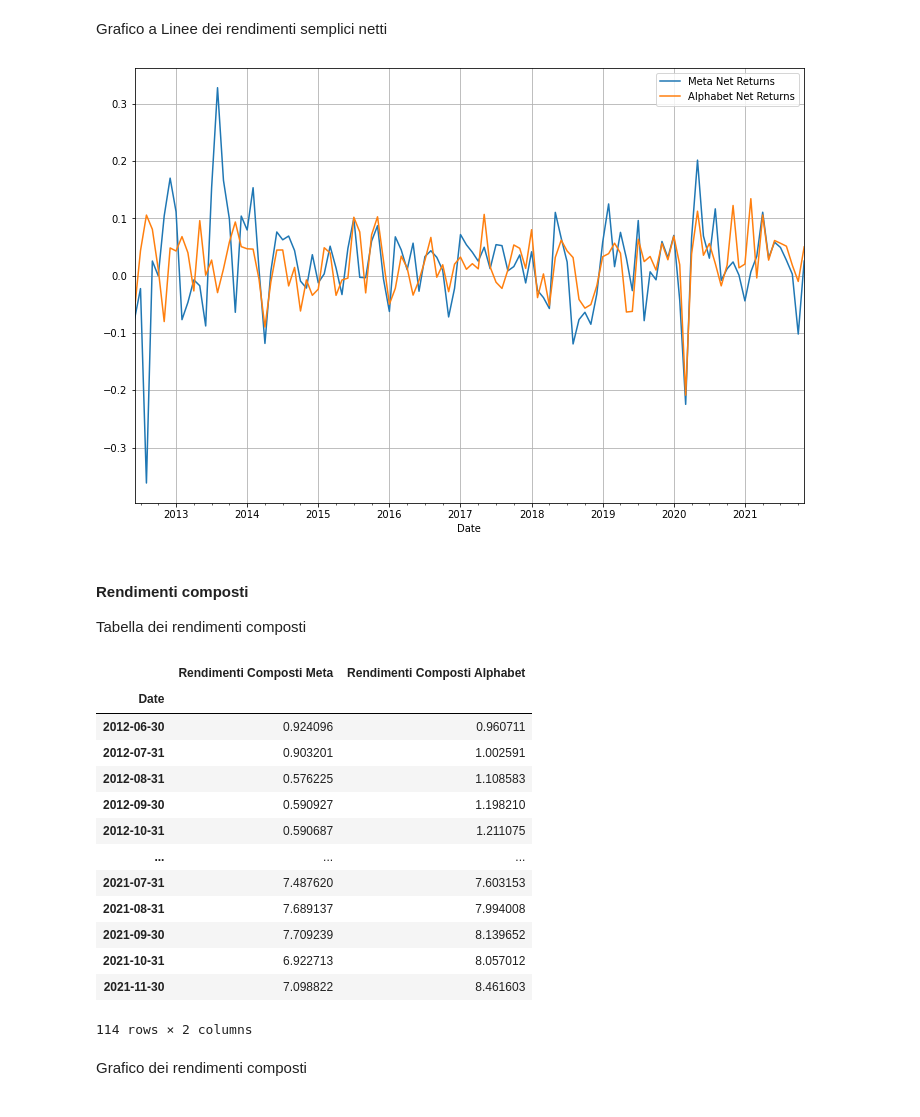
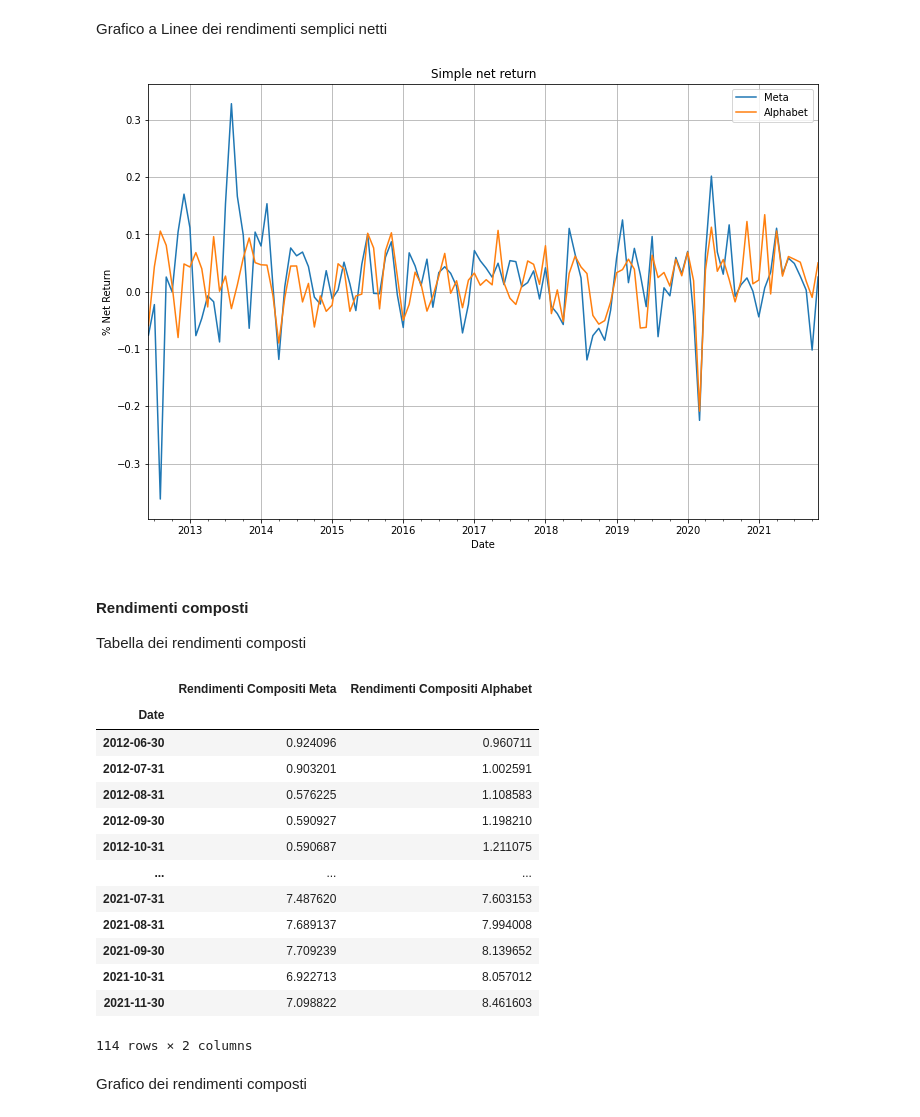
Before and after one commit to tommcamm/BISF-Project, a Jupyter notebook: python/Notebook del progetto.ipynb, the cells around one changed output. Saved outputs shown, nothing was run; the diff lists cells and outputs as text; code cells hidden in the pictures.

```diff
--- a/python/Notebook del progetto.ipynb
+++ b/python/Notebook del progetto.ipynb
@@ -89,28 +135,31 @@ rendimenti_tecno
 Grafico a Linee dei rendimenti semplici netti
 # %%
 # Plot del grafico con rendimenti netti, utiliziamo plt per indicizzare il grafico
-rendimenti_tecno["Rendimenti Netti Meta"].plot(figsize=(12,8), grid=True, label="Meta Net Returns")
-rendimenti_tecno["Rendimenti Netti Alphabet"].plot(figsize=(12,8), grid=True, label="Alphabet Net Returns")
+rendimenti_tecno["Rendimenti Netti Meta"].plot(figsize=(12,8), grid=True, label="Meta")
+rendimenti_tecno["Rendimenti Netti Alphabet"].plot(figsize=(12,8), grid=True, label="Alphabet")
+
 plt.legend(loc="upper right")
+plt.ylabel("% Net Return")
+plt.title("Simple net return")
 plt.show()
 # %% [output]
-[figure, old version]
+[figure, new version]
 # %% [markdown]
 #### Rendimenti composti
 Tabella dei rendimenti composti
 # %%
 # Rendimenti composti per Meta (FB)
 cumul_daily_return_fb = (1 + rendimenti_netti_fb).cumprod()
-rendimenti_tecno["Rendimenti Composti Meta"] = cumul_daily_return_fb
+rendimenti_tecno["Rendimenti Compositi Meta"] = cumul_daily_return_fb
 
 # Rendimenti composti per Alphabet (GOOG)
 cumul_daily_return_goog = (1 + rendimenti_netti_goog).cumprod()
-rendimenti_tecno["Rendimenti Composti Alphabet"] = cumul_daily_return_goog
+rendimenti_tecno["Rendimenti Compositi Alphabet"] = cumul_daily_return_goog
 
 # Costruzione tabella con titoli colonne
-rendimenti_tecno[["Rendimenti Composti Meta", "Rendimenti Composti Alphabet"]]
+rendimenti_tecno[["Rendimenti Compositi Meta", "Rendimenti Compositi Alphabet"]]
 # %% [output]
-|  | Rendimenti Composti Meta | Rendimenti Composti Alphabet |
+|  | Rendimenti Compositi Meta | Rendimenti Compositi Alphabet |
 | Date |  |  |
 | 2012-06-30 | 0.924096 | 0.960711 |
 | 2012-07-31 | 0.903201 | 1.002591 |
```
Also changed, not shown: parts of 6 cells of this notebook, 6 other files.
